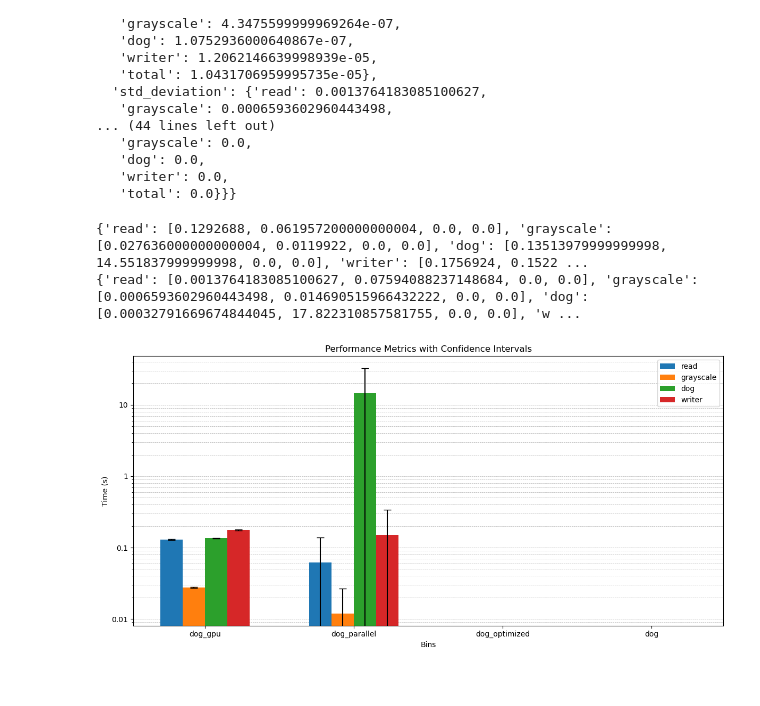
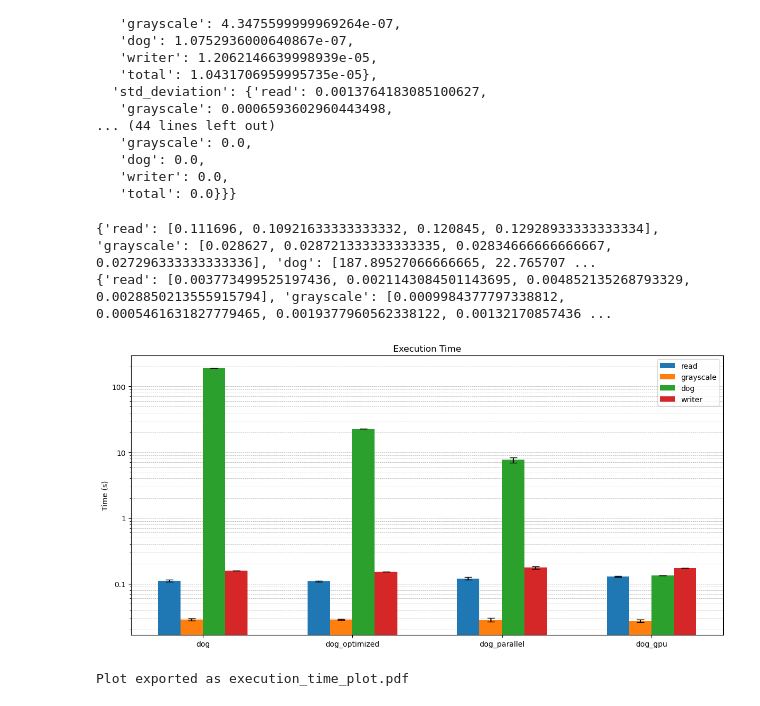
Before and after one commit to Antonio-Ciociola/CA_Project, a Jupyter notebook: stats.ipynb, the cells around one changed output. Drawn from its saved outputs; the diff is of its cells as text; code cells hidden in the pictures.

Commit message:
📊 Updated performance plotting scripts

```diff
--- a/stats.ipynb
+++ b/stats.ipynb
@@ -4,7 +4,7 @@ import sys
 import subprocess
 
 REPETITIONS = 3
-ARGS = ['images/video_cropped.mp4', 'images/video_cropped_edge.mp4', '3', '6', '0.5']
+ARGS = ['images/video_cropped.mp4', 'images/video_cropped_edge.mp4', '3', '6', '0.5', '-1']
 bins = ['dog_parallel', 'dog_gpu', 'dog_optimized', 'dog']
 
 
@@ -21,10 +21,11 @@ def get_stats(bin_path, threads = -1):
         bin_path = os.path.join(script_dir, bin_path)
         ARGS[0] = os.path.join(script_dir, ARGS[0])
         ARGS[1] = os.path.join(script_dir, ARGS[1])
-        ARGS.append(str(threads))
+        ARGS[-1] = str(threads)
 # Connect via SSH and execute the script
         ssh_command = f"ssh casta@10.2.85.238 '{bin_path} {' '.join(ARGS)}'"
         try:
+            # print(f"Executing {ssh_command}")
             output = subprocess.check_output(ssh_command, shell=True, stderr=subprocess.STDOUT)
         except subprocess.CalledProcessError as e:
             print(f"Error executing {bin_path} via SSH: {e.output.decode()}")
@@ -134,50 +134,60 @@ results
    'total': 0.0}}}
 # %%
 import numpy as np
+from matplotlib.backends.backend_pdf import PdfPages
 
 import matplotlib.pyplot as plt
 
 # Extract data for plotting
-bins = list(results.keys())
+#bins = list(results.keys())
 categories = ['read', 'grayscale', 'dog', 'writer', 'total'][:-1]  # Exclude 'total' for individual bar plots
+
+# Reorder bins for plotting
+bins = ['dog', 'dog_optimized', 'dog_parallel', 'dog_gpu']
 
 # Prepare data for means and confidence intervals
 means = {category: [results[bin]['means'][category] for bin in bins] for category in categories}
 std_devs = {category: [results[bin]['std_deviation'][category] for bin in bins] for category in categories}
 
 print(means)
 print(std_devs)
 
 # Plotting
 x = np.arange(len(bins))  # the label locations
 width = 0.15  # the width of the bars
 
 fig, ax = plt.subplots(figsize=(12, 6))
 
 # Create bars for each category
 for i, category in enumerate(categories):
     ax.bar(x + i * width, means[category], width, label=category, yerr=std_devs[category], capsize=5)
 
 # Add labels, title, and legend
-ax.set_xlabel('Bins')
+#ax.set_xlabel('Bins')
 ax.set_ylabel('Time (s)')
-ax.set_title('Performance Metrics with Confidence Intervals')
+ax.set_title('Execution Time')
 ax.set_xticks(x + width * (len(categories) - 1) / 2)
 ax.set_xticklabels(bins)
 ax.set_yscale('log')
 ax.set_axisbelow(True)
 ax.yaxis.grid(True, which='both', linestyle='--', linewidth=0.5)
 ax.yaxis.set_major_formatter(plt.FuncFormatter(lambda y, _: f'{y:g}'))
 
 ax.legend()
 
 # Show plot
 plt.tight_layout()
 plt.show()
+
+# Export the plot as a PDF
+with PdfPages('/tmp/execution_time_plot.pdf') as pdf:
+    pdf.savefig(fig)
+    print("Plot exported as execution_time_plot.pdf")
 # %% [output]
-{'read': [0.1292688, 0.061957200000000004, 0.0, 0.0], 'grayscale': [0.027636000000000004, 0.0119922, 0.0, 0.0], 'dog': [0.13513979999999998, 14.551837999999998, 0.0, 0.0], 'writer': [0.1756924, 0.1522 ...
-{'read': [0.0013764183085100627, 0.07594088237148684, 0.0, 0.0], 'grayscale': [0.0006593602960443498, 0.014690515966432222, 0.0, 0.0], 'dog': [0.00032791669674844045, 17.822310857581755, 0.0, 0.0], 'w ...
+{'read': [0.111696, 0.10921633333333332, 0.120845, 0.12928933333333334], 'grayscale': [0.028627, 0.028721333333333335, 0.02834666666666667, 0.027296333333333336], 'dog': [187.89527066666665, 22.765707 ...
+{'read': [0.003773499525197436, 0.0021143084501143695, 0.004852135268793329, 0.0028850213555915794], 'grayscale': [0.0009984377797338812, 0.0005461631827779465, 0.0019377960562338122, 0.00132170857436 ...
-[figure, old version]
+[figure, new version]
+Plot exported as execution_time_plot.pdf
 # %%
 # stats for dog_parallel
 
```
Also changed, not shown: parts of 3 cells of this notebook.
